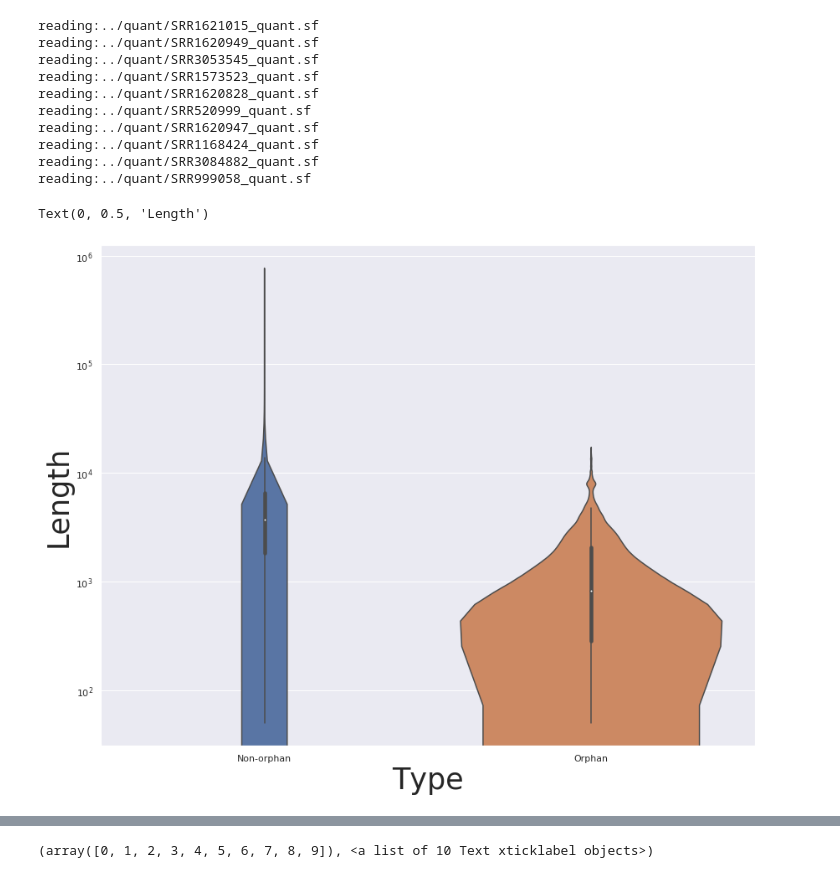
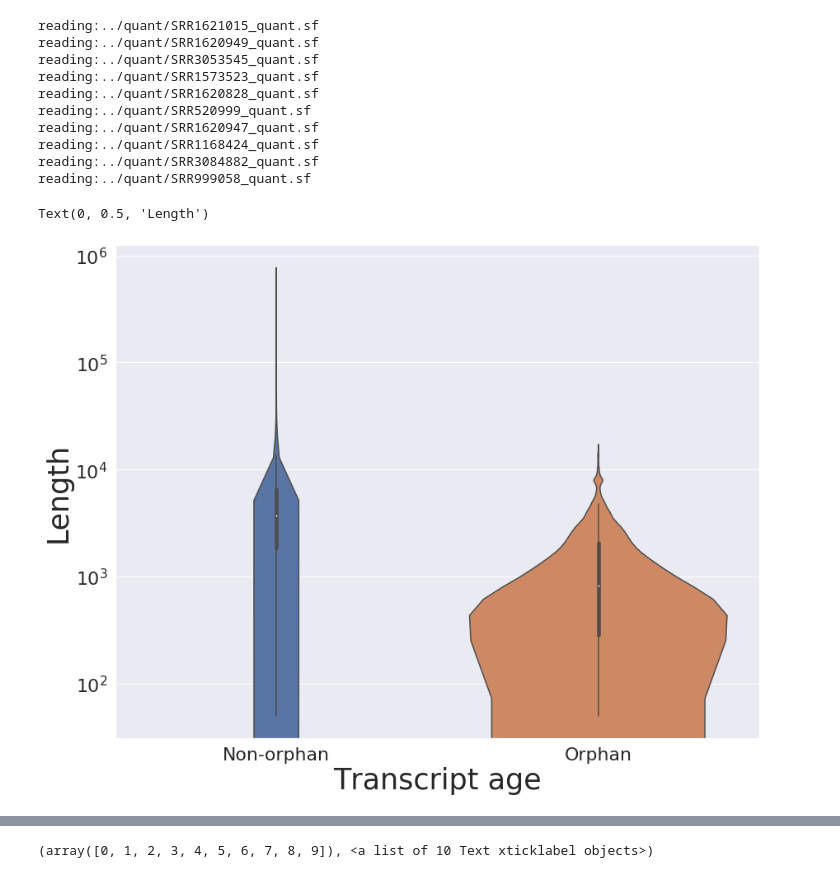
Before and after one commit to lijing28101/maize_pyrpipe, a Jupyter notebook: downstream_analysis/Downstream analysis.ipynb, the cells around one changed output, grey strips where cells are left out. Saved outputs shown, nothing was run; the diff lists cells and outputs as text; code cells hidden in the pictures.

```diff
--- a/downstream_analysis/Downstream analysis.ipynb
+++ b/downstream_analysis/Downstream analysis.ipynb
@@ -75,16 +75,16 @@ reading:../quant/SRR3084882_quant.sf
 reading:../quant/SRR999058_quant.sf
 # %%
 #compare length
-sns.set(font_scale=3)
 sns.set(style="whitegrid")
 sns.set(rc={'figure.figsize':(14,11)})
+sns.set(font_scale=2)
 ax = sns.violinplot(x="type", y="len", data=df)
 ax.set_yscale("log")
-ax.set_xlabel('Type',fontsize=35)
+ax.set_xlabel('Transcript age',fontsize=35)
 ax.set_ylabel('Length',fontsize=35)
 # %% [output]
 Text(0, 0.5, 'Length')
-[figure, old version]
+[figure, new version]
 # %%
 #compare gc
 ax = sns.violinplot(x="type", y="gc", data=df)
```
Also changed, not shown: parts of 1 cell of this notebook.
